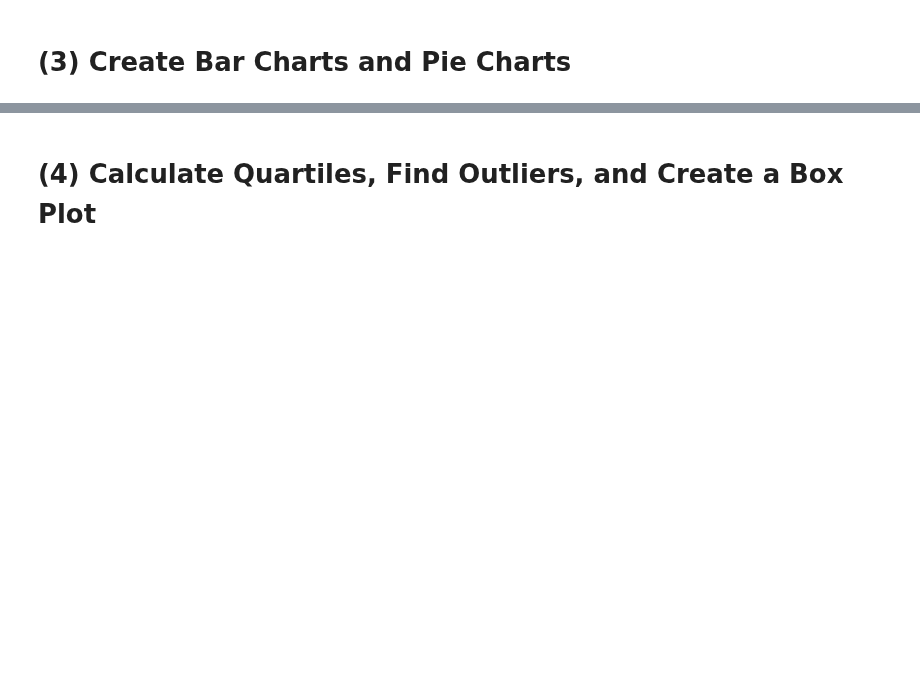
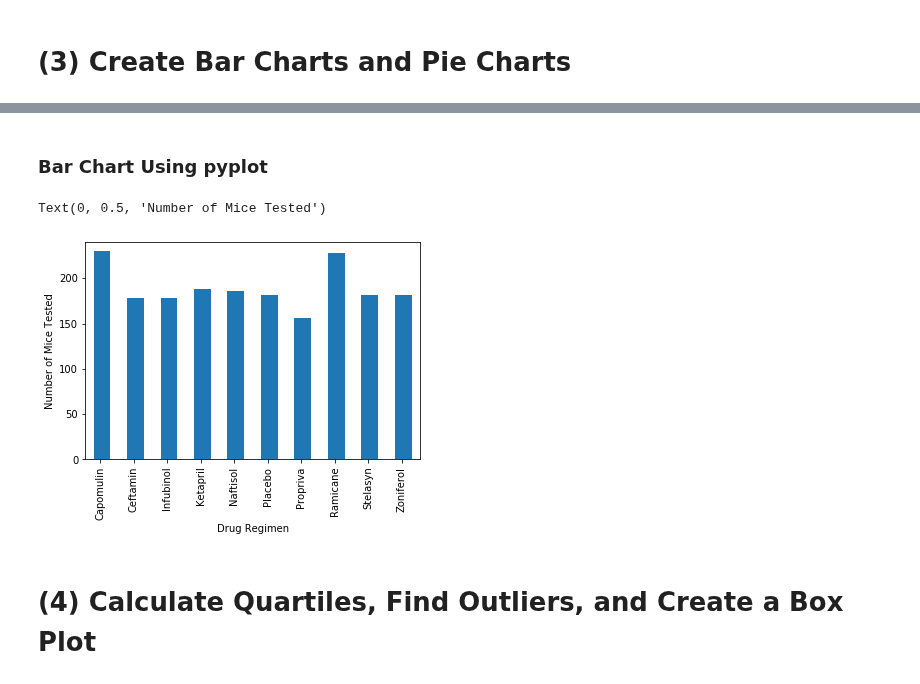
Before and after one commit to JenniferM-BShulyak/matplotlib-challenge, a Jupyter notebook: pymaceuticals.ipynb, the cells around one changed output, grey strips where cells are left out. Saved outputs shown, nothing was run; the diff lists cells and outputs as text; code cells hidden in the pictures; blank space fills up the shorter version.

```diff
--- a/pymaceuticals.ipynb
+++ b/pymaceuticals.ipynb
@@ -61,3 +152,28 @@ array(['k403', 's185', 'x401', 'm601', 'g791', 's508', 'f966', 'm546',
+# %% [markdown]
+### Bar Chart Using pyplot
+# %%
+timepoint_col = clean_df.groupby("Drug Regimen")["Timepoint"].count()
+
+# Set x axis and tick locations
+x_axis = np.arange(len(timepoint_col.index))    #will get # of rows of df and use that for x-axis
+tick_locations = [value+.2 for value in x_axis]    #will adjust tic marks so that they will be at the center of the bars
+
+
+# Create a list indicating where to write x labels and set figure size to adjust for space
+plt.figure(figsize=(6,4))  #Adjust for dimensions of figure (length by height)
+plt.bar(x_axis, timepoint_col, align="edge", width = 0.5)
+plt.xticks(tick_locations, timepoint_col.index, rotation="vertical")   #Make labels vertical
+
+# Set x and y limits
+plt.xlim(-0.25, len(timepoint_col.index)-0.25)
+plt.ylim(0, max(timepoint_col)+10)
+
+# Labels
+plt.xlabel("Drug Regimen")
+plt.ylabel("Number of Mice Tested")
+# %% [output]
+Text(0, 0.5, 'Number of Mice Tested')
+[figure, added]
 # %% [markdown]
 # (4) Calculate Quartiles, Find Outliers, and Create a Box Plot
 # %% [markdown]
```
Also changed, not shown: parts of 15 cells of this notebook, 1 other file.
